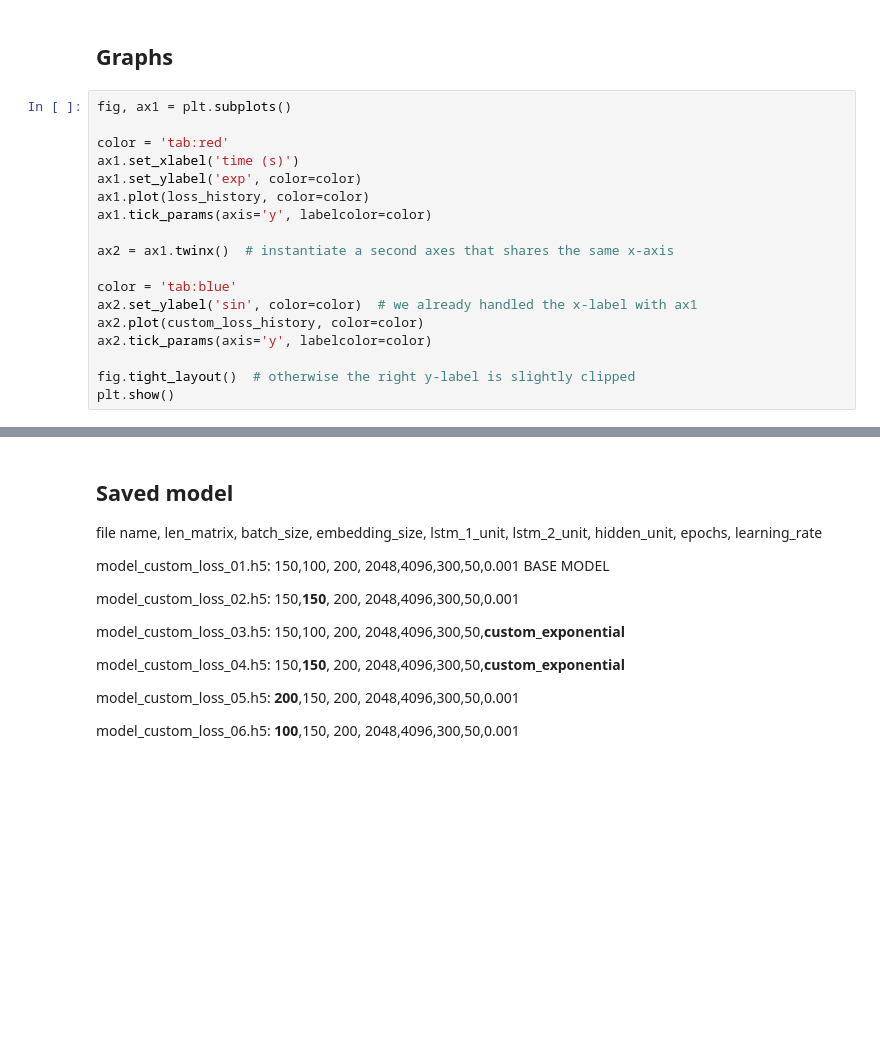
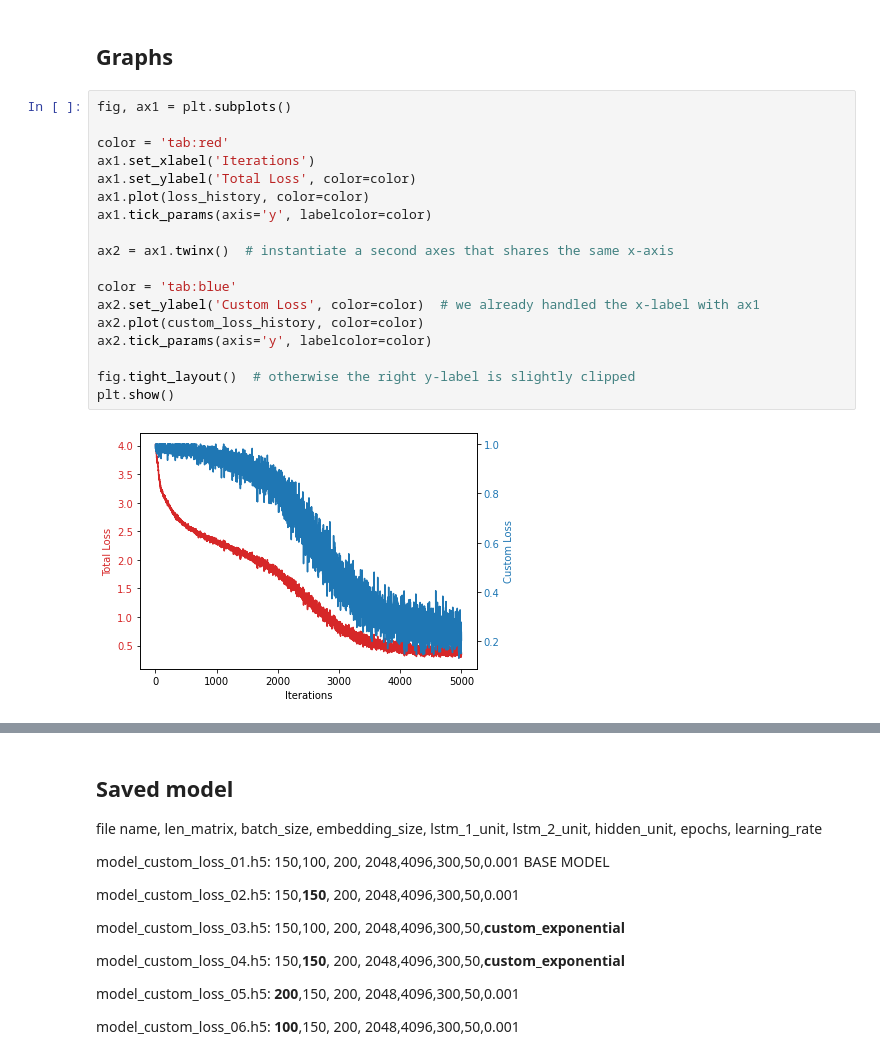
Before and after one commit to pavva94/DeepComedy, a Jupyter notebook: SequentialModel/DeepComedy.ipynb, the cells around one changed output, grey strips where cells are left out. Drawn from its saved outputs; the diff is of its cells as text; blank space fills up the shorter version.

```diff
--- a/SequentialModel/DeepComedy.ipynb
+++ b/SequentialModel/DeepComedy.ipynb
@@ -609,21 +609,23 @@ files.download('deep_comedy_custom_loss_01.h5')
 # %%
 fig, ax1 = plt.subplots()
 
 color = 'tab:red'
-ax1.set_xlabel('time (s)')
-ax1.set_ylabel('exp', color=color)
+ax1.set_xlabel('Iterations')
+ax1.set_ylabel('Total Loss', color=color)
 ax1.plot(loss_history, color=color)
 ax1.tick_params(axis='y', labelcolor=color)
 
 ax2 = ax1.twinx()  # instantiate a second axes that shares the same x-axis
 
 color = 'tab:blue'
-ax2.set_ylabel('sin', color=color)  # we already handled the x-label with ax1
+ax2.set_ylabel('Custom Loss', color=color)  # we already handled the x-label with ax1
 ax2.plot(custom_loss_history, color=color)
 ax2.tick_params(axis='y', labelcolor=color)
 
 fig.tight_layout()  # otherwise the right y-label is slightly clipped
 plt.show()
+# %% [output]
+[figure, added]
 # %%
 plt.plot(loss_history)
 plt.xlabel("Iterations")
```
Also changed, not shown: parts of 7 cells of this notebook.
